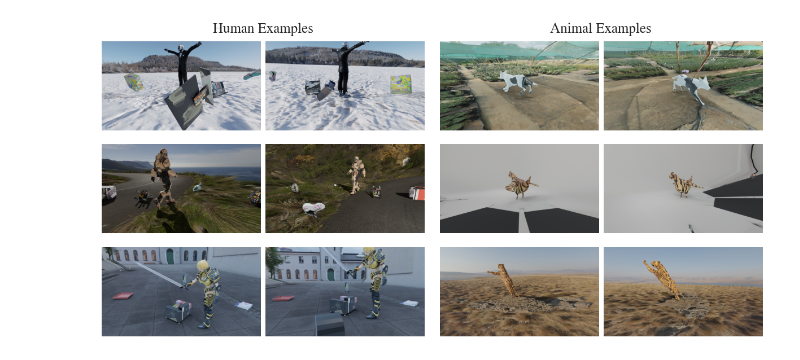
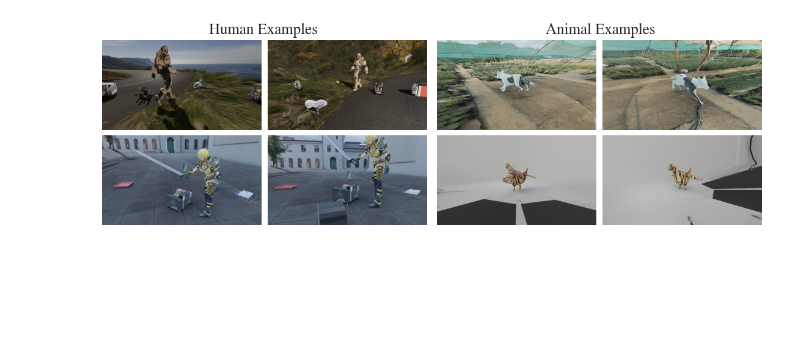
Before and after one commit to AI-HHMI/tracktail-paper, a Jupyter notebook: figure_po_examples.ipynb, the cells around one changed output. Saved outputs shown, nothing was run; the diff lists cells and outputs as text; code cells hidden in the pictures; blank space fills up the shorter version.

Commit message:
figure_updates

```diff
--- a/figure_po_examples.ipynb
+++ b/figure_po_examples.ipynb
@@ -20,7 +20,7 @@ prefix = '/groups/karashchuk/karashchuklab/animal-datasets-processed/posetail-pr
 animal_prefix = os.path.join(prefix, 'po-animal-sub256-motion', 'train')
 human_prefix = os.path.join(prefix, 'point-odyssey-human', 'train')
 
-outpath = '/home/ruppk2@hhmi.org/tracktail-paper/figures/v1'
+outpath = '/home/ruppk2@hhmi.org/tracktail-paper/figures/v2'
 # %%
 
 animal_examples = [
@@ -33,18 +33,15 @@ animal_examples = [
      'views': ['view0', 'view5'],
      'frames': [199, 199]},
 
-    {'trial': 'ani24',
-     'views': ['view2', 'view8'],
-     'frames': [1202, 1202]},
+    # {'trial': 'ani24',
+    #  'views': ['view2', 'view8'],
+    #  'frames': [1202, 1202]},
 ]
 
 human_examples = [
-    # {'trial': 'hum10',
-    #  'views': ['view1', 'view2'],
-    #  'frames': [10, 199]},
-    {'trial': 'hum11',
-     'views': ['view1', 'view5'],
-     'frames': [10, 10]},
+    # {'trial': 'hum11',
+    #  'views': ['view1', 'view5'],
+    #  'frames': [10, 10]},
 
     {'trial': 'hum39',
      'views': ['view6', 'view5'],
@@ -55,24 +52,20 @@ human_examples = [
      'frames': [301, 301]},
 ]
 
-# {'trial': 'hum111',
-#  'views': ['view2', 'view6'],
-#  'frames': [70, 70]},
-
-n_cams = 2
-n_examples = 3
+n_cams = len(human_examples[0]['frames'])
+n_examples = len(human_examples)
 
 fs = 16
 sns.set_style('ticks', {'font.family': 'STIXGeneral'})
-fig = plt.figure(figsize=(13, 7))
+fig = plt.figure(figsize=(12, 4))
 
-gs = gridspec.GridSpec(1, 2, wspace=0.05, hspace=0.05, left=0.05, right=0.95)
+gs = gridspec.GridSpec(1, 2, wspace=0.03, hspace=0.03, left=0.05, right=0.95)
 
-gs_left  = gridspec.GridSpecFromSubplotSpec(3, 2, subplot_spec=gs[0], wspace=0.03, hspace=0.05)
-gs_right = gridspec.GridSpecFromSubplotSpec(3, 2, subplot_spec=gs[1], wspace=0.03, hspace=0.05)
+gs_left  = gridspec.GridSpecFromSubplotSpec(n_examples, n_cams, subplot_spec=gs[0], wspace=0.04, hspace=0.03)
+gs_right = gridspec.GridSpecFromSubplotSpec(n_examples, n_cams, subplot_spec=gs[1], wspace=0.04, hspace=0.03)
 
 axes = []
-for row in range(3):
+for row in range(n_examples):
     axes.append([
         fig.add_subplot(gs_left[row, 0]),
         fig.add_subplot(gs_left[row, 1]),
@@ -101,33 +94,33 @@ for row_idx, row_axes in enumerate(axes):
         view_num = ''.join(c for c in view if c.isdigit())
         frame_num = examples[row_idx]['frames'][i]
         img_str = f"img{str(frame_num).zfill(6)}.jpg"
         img_path = os.path.join(data_prefix, trial, 'trial', 'img', view, img_str)
 
         img = cv2.imread(img_path)
         img = cv2.cvtColor(img, cv2.COLOR_BGR2RGB)
         ax.imshow(img)
         ax.set_xticks([])
         ax.set_yticks([])
         # ax.axis('off')
 
         # ax.set_title(f"Frame {frame_num}, View {view_num}", fontsize = fs)
         # ax.set_title(f"View {view_num}", fontsize = fs)
         # if i == 0:
         #     ax.set_ylabel(f"Trial {trial_num}", fontsize = fs)
 
 
 for row in axes:
     for ax in row:
         for spine in ax.spines.values():
             spine.set_visible(False)
 
-fig.text(0.27, 0.89, "Human Examples", ha='center', fontsize=fs + 2, transform=fig.transFigure)
-fig.text(0.73, 0.89, "Animal Examples", ha='center', fontsize=fs + 2, transform=fig.transFigure)
+fig.text(0.27, 0.90, "Human Examples", ha='center', fontsize=fs + 2, transform=fig.transFigure)
+fig.text(0.73, 0.90, "Animal Examples", ha='center', fontsize=fs + 2, transform=fig.transFigure)
 
 outdir = os.path.dirname(outpath)
 if outdir:
     os.makedirs(outdir, exist_ok=True)
 
 fig.savefig(os.path.join(outpath, 'po_examples.pdf'), dpi=800, bbox_inches = 'tight')
 # %% [output]
-[figure, old version]
+[figure, new version]
```
Also changed, not shown: 1 other file.
